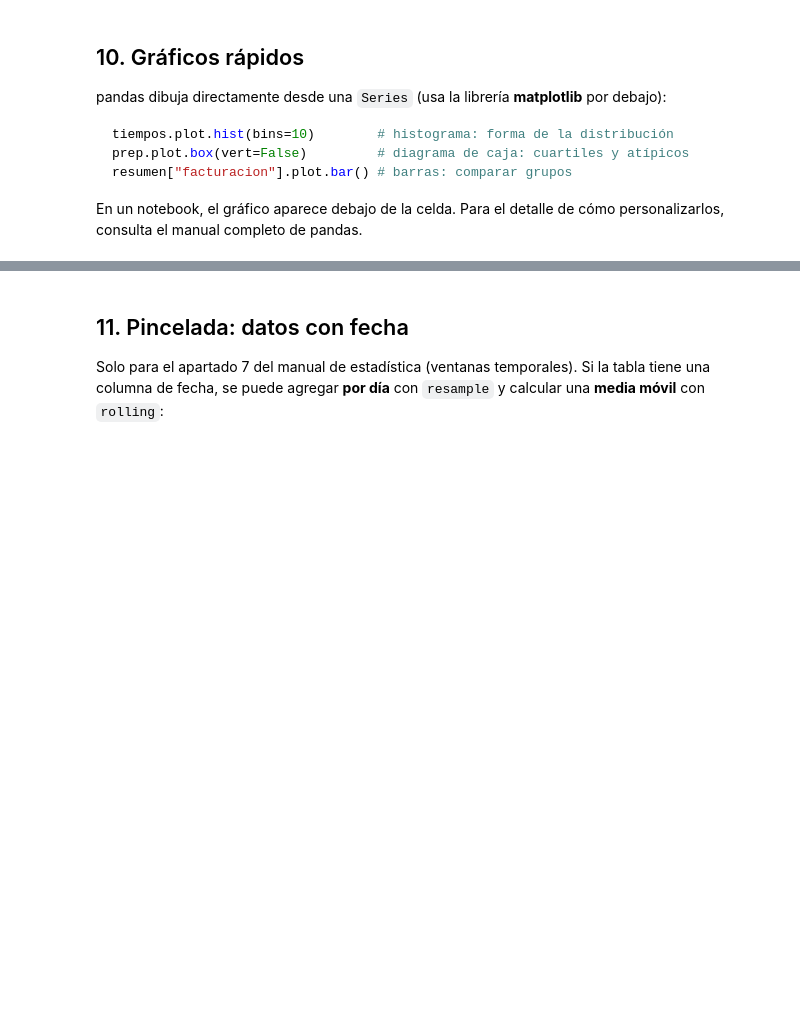
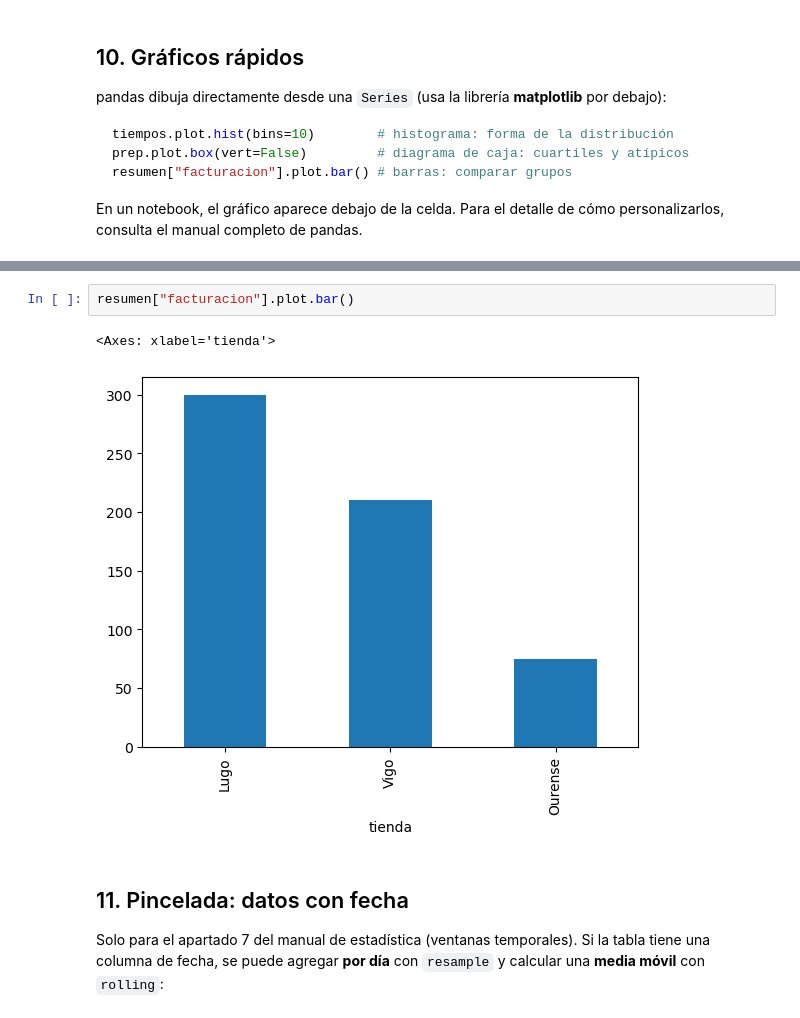
Before and after one commit to rafafl-wirtz/mp5074-sistemas-big-data, a Jupyter notebook: notebooks/ud1/pandas_estadistica/clase_pandas_estadistica.ipynb, the cells around one changed output, grey strips where cells are left out. Saved outputs shown, nothing was run; the diff lists cells and outputs as text; blank space fills up the shorter version.

```diff
--- a/notebooks/ud1/pandas_estadistica/clase_pandas_estadistica.ipynb
+++ b/notebooks/ud1/pandas_estadistica/clase_pandas_estadistica.ipynb
@@ -558,3 +575,8 @@ En un notebook, el gráfico aparece debajo de la celda. Para el detalle de cómo
+# %%
+resumen["facturacion"].plot.bar()
+# %% [output]
+<Axes: xlabel='tienda'>
+[figure, added]
 # %% [markdown]
 ## 11. Pincelada: datos con fecha
 
```
Also changed, not shown: parts of 10 cells of this notebook, 2 other files.
